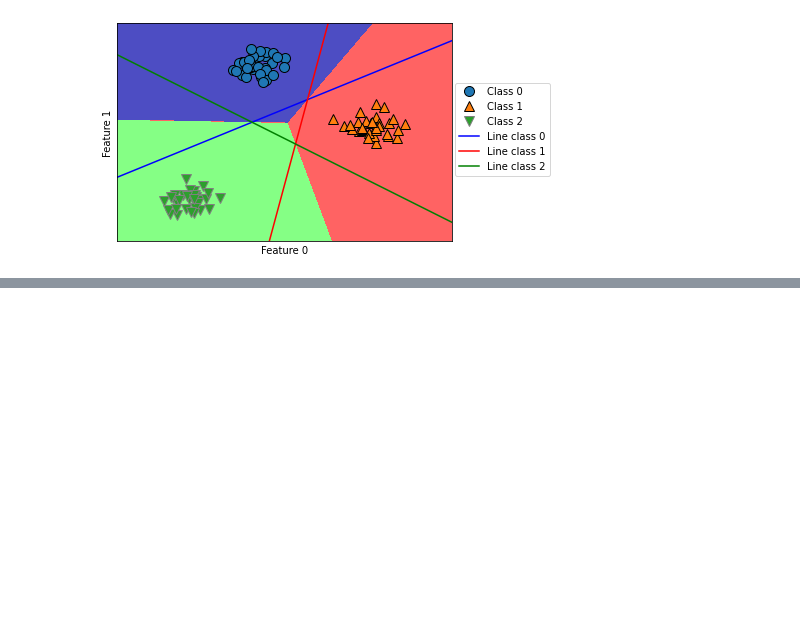
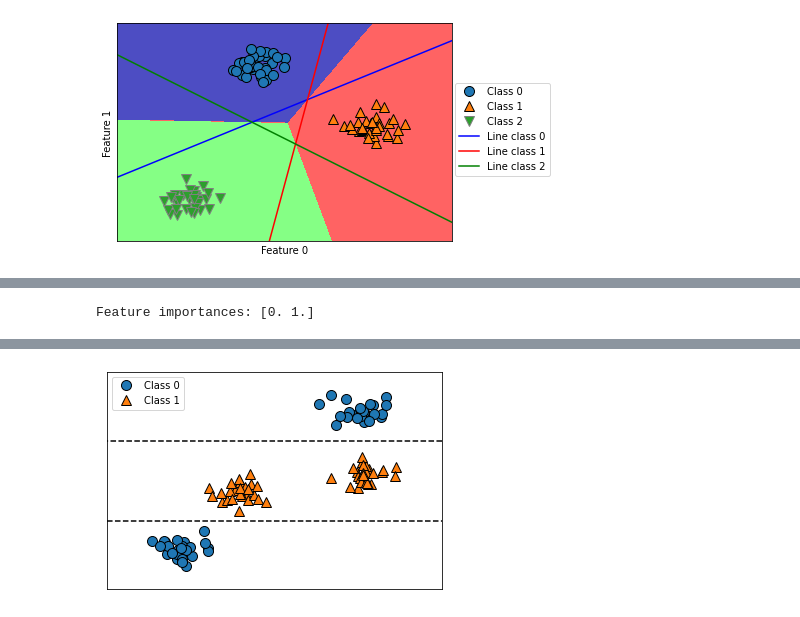
Before and after one commit to scottzig/ml-python-muller-guido, a Jupyter notebook: chapter_2.ipynb, the cells around one changed output, grey strips where cells are left out. Saved outputs shown, nothing was run; the diff lists cells and outputs as text; code cells hidden in the pictures; blank space fills up the shorter version.

```diff
--- a/chapter_2.ipynb
+++ b/chapter_2.ipynb
@@ -517,0 +597,6 @@ plt.ylabel("Feature 1");
+# %%
+# Example of complicated relationship between features and class
+tree = mglearn.plots.plot_tree_not_monotone()
+display(tree)
+# %% [output]
+Feature importances: [0. 1.]
@@ -517,0 +604 @@ plt.ylabel("Feature 1");
+[figure, added]
```
Also changed, not shown: parts of 12 cells of this notebook, 1 other file.
